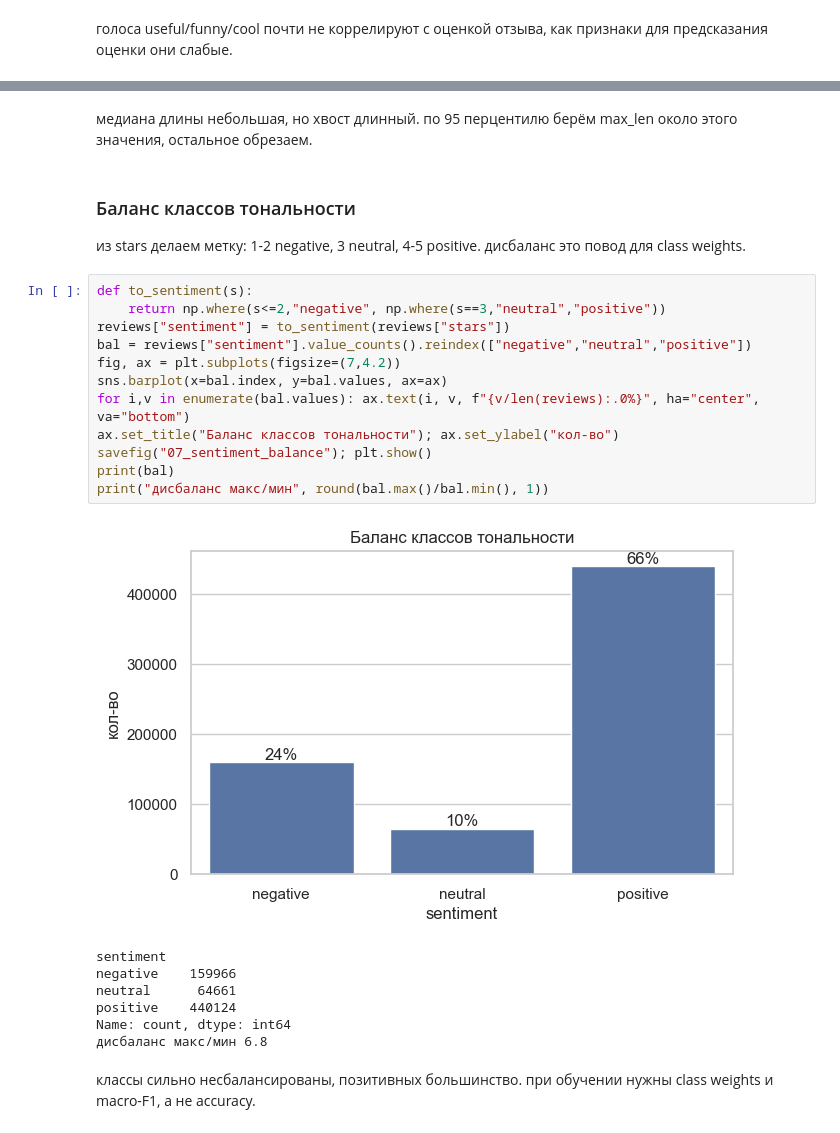
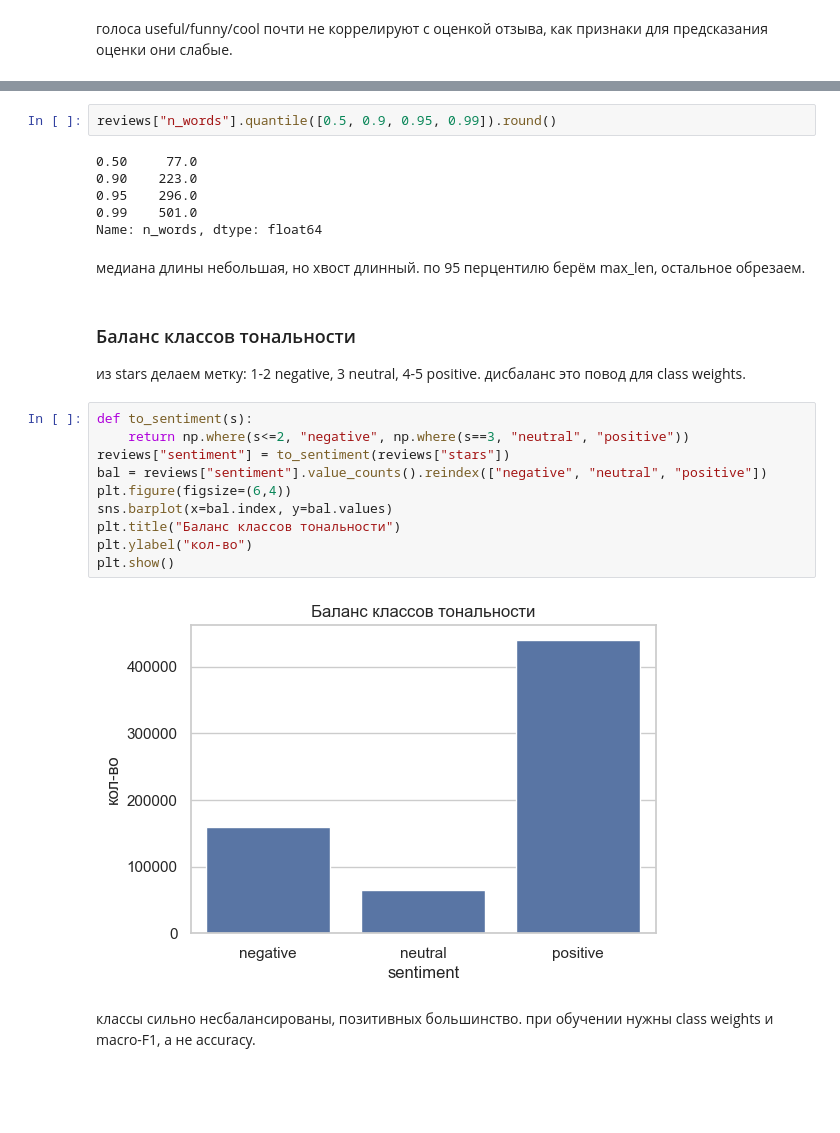
Before and after one commit to bluesteelll/gp5, a Jupyter notebook: notebooks/EDA_2.ipynb, the cells around one changed output, grey strips where cells are left out. Drawn from its saved outputs; the diff is of its cells as text; blank space fills up the shorter version.

Commit message:
EDA_2 and task1: split charts, plural wording, simpler plot code
Co-Authored-By: Claude Opus 4.8 <noreply@anthropic.com>

```diff
--- a/notebooks/EDA_2.ipynb
+++ b/notebooks/EDA_2.ipynb
@@ -246,28 +256,28 @@ max_len по 95 перцентилю 296
+# %%
+reviews["n_words"].quantile([0.5, 0.9, 0.95, 0.99]).round()
+# %% [output]
+0.50     77.0
+0.90    223.0
+0.95    296.0
+0.99    501.0
+Name: n_words, dtype: float64
 # %% [markdown]
-медиана длины небольшая, но хвост длинный. по 95 перцентилю берём max_len около этого значения, остальное обрезаем.
+медиана длины небольшая, но хвост длинный. по 95 перцентилю берём max_len, остальное обрезаем.
 # %% [markdown]
 ### Баланс классов тональности
 из stars делаем метку: 1-2 negative, 3 neutral, 4-5 positive. дисбаланс это повод для class weights.
 # %%
 def to_sentiment(s):
-    return np.where(s<=2,"negative", np.where(s==3,"neutral","positive"))
+    return np.where(s<=2, "negative", np.where(s==3, "neutral", "positive"))
 reviews["sentiment"] = to_sentiment(reviews["stars"])
-bal = reviews["sentiment"].value_counts().reindex(["negative","neutral","positive"])
-fig, ax = plt.subplots(figsize=(7,4.2))
-sns.barplot(x=bal.index, y=bal.values, ax=ax)
-for i,v in enumerate(bal.values): ax.text(i, v, f"{v/len(reviews):.0%}", ha="center", va="bottom")
-ax.set_title("Баланс классов тональности"); ax.set_ylabel("кол-во")
-savefig("07_sentiment_balance"); plt.show()
-print(bal)
-print("дисбаланс макс/мин", round(bal.max()/bal.min(), 1))
+bal = reviews["sentiment"].value_counts().reindex(["negative", "neutral", "positive"])
+plt.figure(figsize=(6,4))
+sns.barplot(x=bal.index, y=bal.values)
+plt.title("Баланс классов тональности")
+plt.ylabel("кол-во")
+plt.show()
 # %% [output]
-[figure, old version]
+[figure, new version]
-sentiment
-negative    159966
-neutral      64661
-positive    440124
-Name: count, dtype: int64
-дисбаланс макс/мин 6.8
 # %% [markdown]
 классы сильно несбалансированы, позитивных большинство. при обучении нужны class weights и macro-F1, а не accuracy.
 # %% [markdown]
```
Also changed, not shown: parts of 60 cells of this notebook, 1 other file.
